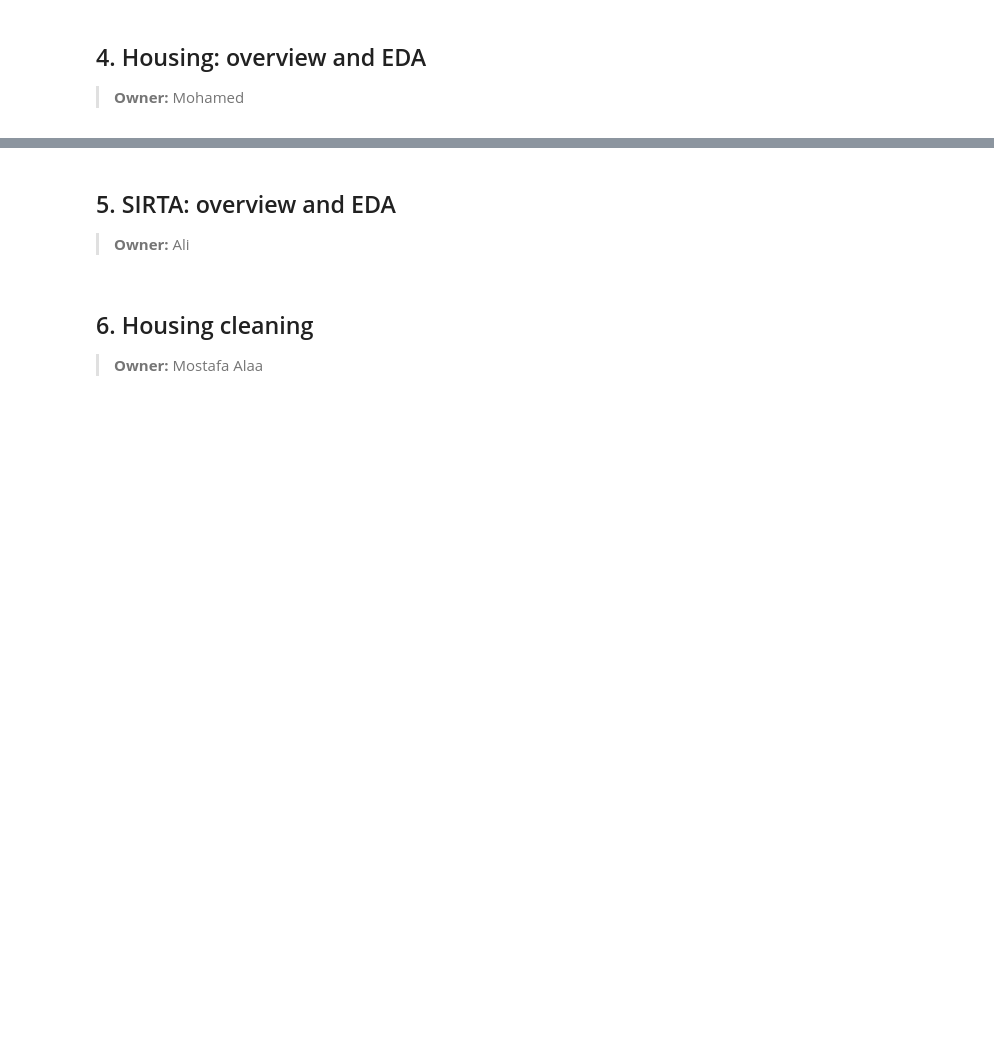
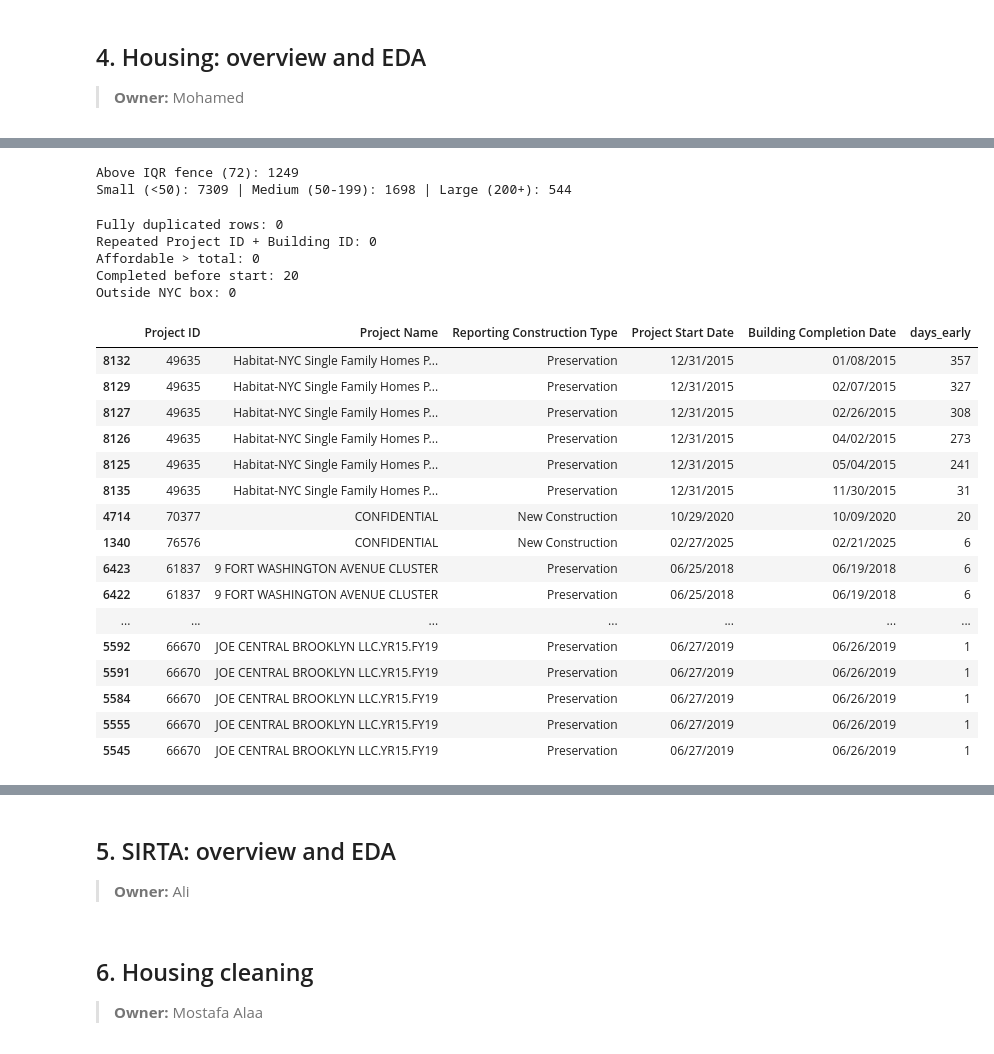
Before and after one commit to mohamednazmy23/nyc-housing-street-safety, a Jupyter notebook: notebooks/nyc_dev_project.ipynb, the cells around one changed output, grey strips where cells are left out. Saved outputs shown, nothing was run; the diff lists cells and outputs as text; code cells hidden in the pictures; blank space fills up the shorter version.

```diff
--- a/notebooks/nyc_dev_project.ipynb
+++ b/notebooks/nyc_dev_project.ipynb
@@ -55,0 +115,3 @@ Imports and constants.
+# %%
+pd.set_option("display.max_columns", None)
+print(df_housing.columns.tolist())
@@ -55,0 +172,12 @@ Imports and constants.
+# %%
+# Are all 1,958 location-less rows confidential?
+print("CONFIDENTIAL rows:", (df_housing["Project Name"] == "CONFIDENTIAL").sum())
+
+# Categories: how buildings split by borough and construction type
+print(df_housing["Borough"].value_counts(), "\n")
+print(df_housing["Reporting Construction Type"].value_counts(), "\n")
+
+# Date range of building completions
+completion = pd.to_datetime(df_housing["Building Completion Date"], format="%m/%d/%Y")
+print("Completions from", completion.min(), "to", completion.max())
+print(completion.dt.year.value_counts().sort_index())
@@ -55,0 +227,59 @@ Imports and constants.
+# %%
+units = df_housing["All Counted Units"]
+print("Above IQR fence (72):", (units > 72).sum())
+
+size = df_housing["Total Units"]
+print("Small (<50):", (size < 50).sum(),
+      "| Medium (50-199):", size.between(50, 199).sum(),
+      "| Large (200+):", (size >= 200).sum())
+# %% [output]
+Above IQR fence (72): 1249
+Small (<50): 7309 | Medium (50-199): 1698 | Large (200+): 544
+# %%
+# Duplicates: fully identical rows, and repeated building IDs within a project
+print("Fully duplicated rows:", df_housing.duplicated().sum())
+known_id = df_housing["Building ID"].notna()
+print("Repeated Project ID + Building ID:",
+      df_housing[known_id].duplicated(subset=["Project ID", "Building ID"]).sum())
+
+# Consistency: affordable units should never exceed total units
+print("Affordable > total:", (df_housing["All Counted Units"] > df_housing["Total Units"]).sum())
+
+# Consistency: completion should not come before the project started
+start = pd.to_datetime(df_housing["Project Start Date"], format="%m/%d/%Y")
+print("Completed before start:", (completion < start).sum())
+
+# Consistency: coordinates should fall inside NYC (roughly lat 40.4–41.0, lon -74.3 to -73.6)
+lat, lon = df_housing["Latitude"], df_housing["Longitude"]
+print("Outside NYC box:", (~lat.between(40.4, 41.0) & lat.notna()).sum() +
+      (~lon.between(-74.3, -73.6) & lon.notna()).sum())
+# %% [output]
+Fully duplicated rows: 0
+Repeated Project ID + Building ID: 0
+Affordable > total: 0
+Completed before start: 20
+Outside NYC box: 0
+# %%
+bad_dates = completion < start
+check = df_housing.loc[bad_dates, ["Project ID", "Project Name", "Reporting Construction Type",
+                                   "Project Start Date", "Building Completion Date"]].copy()
+check["days_early"] = (start - completion)[bad_dates].dt.days
+check.sort_values("days_early", ascending=False)
+# %% [output]
+|  | Project ID | Project Name | Reporting Construction Type | Project Start Date | Building Completion Date | days_early |
+| 8132 | 49635 | Habitat-NYC Single Family Homes P... | Preservation | 12/31/2015 | 01/08/2015 | 357 |
+| 8129 | 49635 | Habitat-NYC Single Family Homes P... | Preservation | 12/31/2015 | 02/07/2015 | 327 |
+| 8127 | 49635 | Habitat-NYC Single Family Homes P... | Preservation | 12/31/2015 | 02/26/2015 | 308 |
+| 8126 | 49635 | Habitat-NYC Single Family Homes P... | Preservation | 12/31/2015 | 04/02/2015 | 273 |
+| 8125 | 49635 | Habitat-NYC Single Family Homes P... | Preservation | 12/31/2015 | 05/04/2015 | 241 |
+| 8135 | 49635 | Habitat-NYC Single Family Homes P... | Preservation | 12/31/2015 | 11/30/2015 | 31 |
+| 4714 | 70377 | CONFIDENTIAL | New Construction | 10/29/2020 | 10/09/2020 | 20 |
+| 1340 | 76576 | CONFIDENTIAL | New Construction | 02/27/2025 | 02/21/2025 | 6 |
+| 6423 | 61837 | 9 FORT WASHINGTON AVENUE CLUSTER | Preservation | 06/25/2018 | 06/19/2018 | 6 |
+| 6422 | 61837 | 9 FORT WASHINGTON AVENUE CLUSTER | Preservation | 06/25/2018 | 06/19/2018 | 6 |
+| ... | ... | ... | ... | ... | ... | ... |
+| 5592 | 66670 | JOE CENTRAL BROOKLYN LLC.YR15.FY19 | Preservation | 06/27/2019 | 06/26/2019 | 1 |
+| 5591 | 66670 | JOE CENTRAL BROOKLYN LLC.YR15.FY19 | Preservation | 06/27/2019 | 06/26/2019 | 1 |
+| 5584 | 66670 | JOE CENTRAL BROOKLYN LLC.YR15.FY19 | Preservation | 06/27/2019 | 06/26/2019 | 1 |
+| 5555 | 66670 | JOE CENTRAL BROOKLYN LLC.YR15.FY19 | Preservation | 06/27/2019 | 06/26/2019 | 1 |
+| 5545 | 66670 | JOE CENTRAL BROOKLYN LLC.YR15.FY19 | Preservation | 06/27/2019 | 06/26/2019 | 1 |
```
Also changed, not shown: parts of 13 cells of this notebook.
